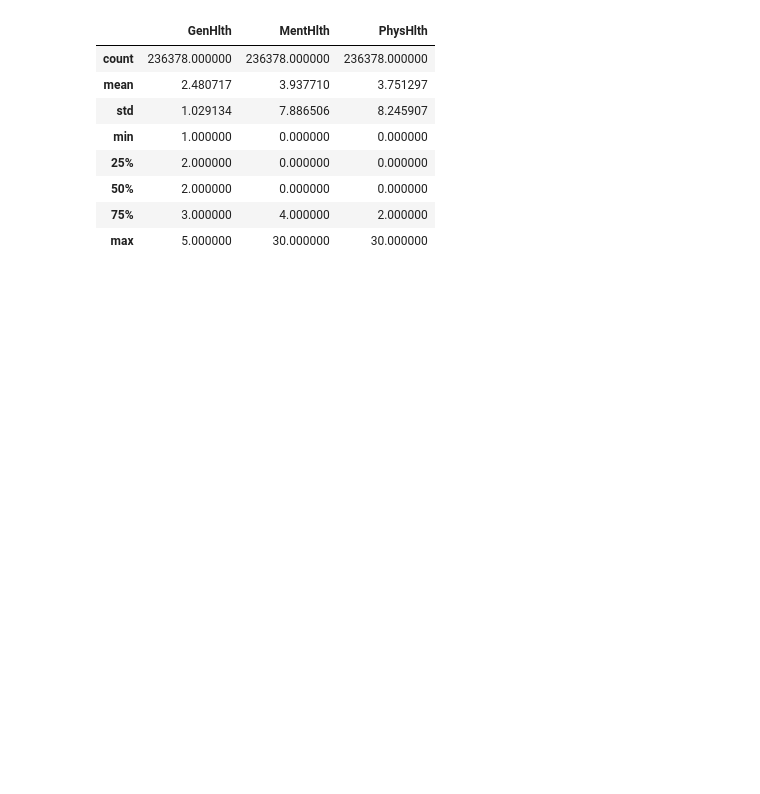
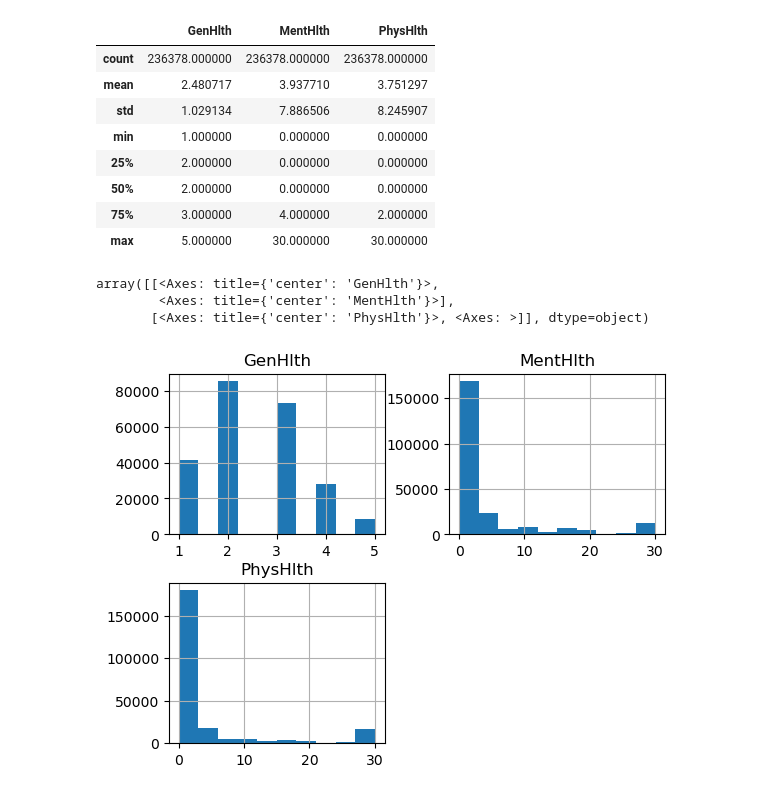
Before and after one commit to bernardeem/Python_projects, a Jupyter notebook: Data_science_projects/Diabetes_prediction_project.ipynb, the cells around one changed output. Cells and saved outputs as stored; diff of their text form; code cells hidden in the pictures; blank space fills up the shorter version.

```diff
--- a/Data_science_projects/Diabetes_prediction_project.ipynb
+++ b/Data_science_projects/Diabetes_prediction_project.ipynb
@@ -225,3 +227,10 @@ df[health_columns].describe()
 | 50% | 2.000000 | 0.000000 | 0.000000 |
 | 75% | 3.000000 | 4.000000 | 2.000000 |
 | max | 5.000000 | 30.000000 | 30.000000 |
+# %%
+df[health_columns].hist()
+# %% [output]
+array([[<Axes: title={'center': 'GenHlth'}>,
+        <Axes: title={'center': 'MentHlth'}>],
+       [<Axes: title={'center': 'PhysHlth'}>, <Axes: >]], dtype=object)
+[figure, added]
```
Also changed, not shown: parts of 5 cells of this notebook.
